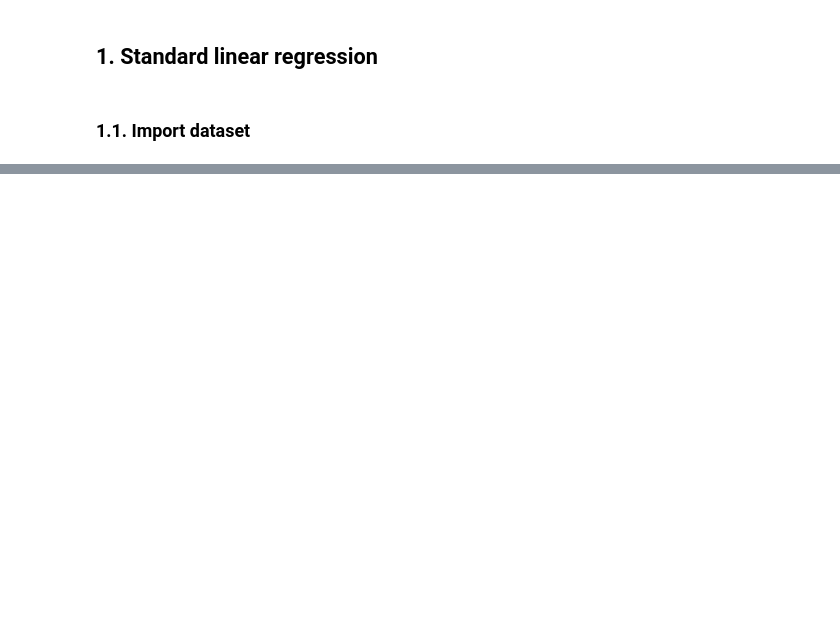
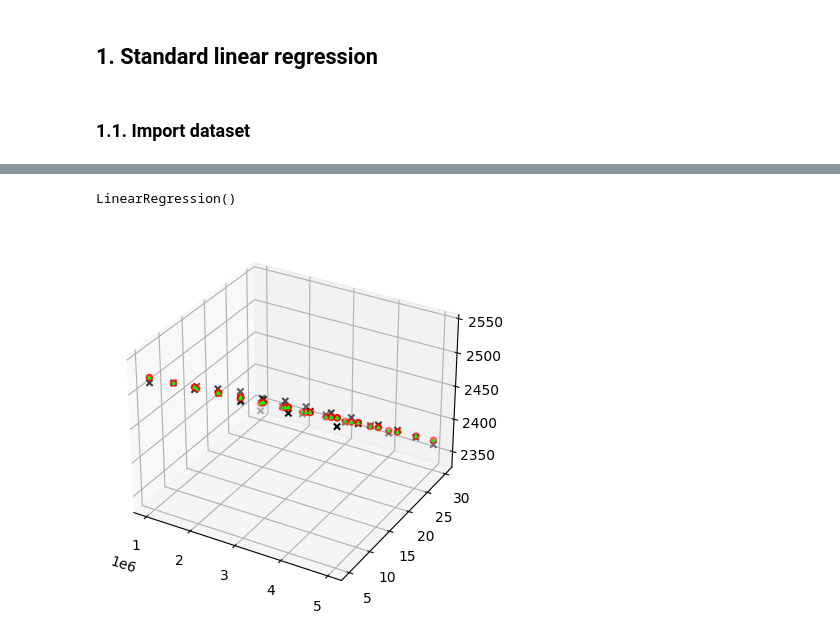
Before and after one commit to RohitNag11/Imperial, a Jupyter notebook: MachineLearning/Tutorial3/tutorial3.ipynb, the cells around one changed output, grey strips where cells are left out. Saved outputs shown, nothing was run; the diff lists cells and outputs as text; code cells hidden in the pictures; blank space fills up the shorter version.

```diff
--- a/MachineLearning/Tutorial3/tutorial3.ipynb
+++ b/MachineLearning/Tutorial3/tutorial3.ipynb
@@ -42,0 +204,11 @@ y = np.array(df['Total absorption'][:])
+# %%
+reg_poly = LinearRegression()
+reg_poly.fit(X_poly, ygrid)
+# %% [output]
+LinearRegression()
+# %%
+y_poly_lin = reg.predict(Xgrid)
+ax.scatter(Xgrid[:, 0], Xgrid[:, 1], y_poly_lin, marker='^', color='#00ff00', s=3)
+fig
+# %% [output]
+[figure, added]
```
Also changed, not shown: parts of 28 cells of this notebook, 5 other files.
